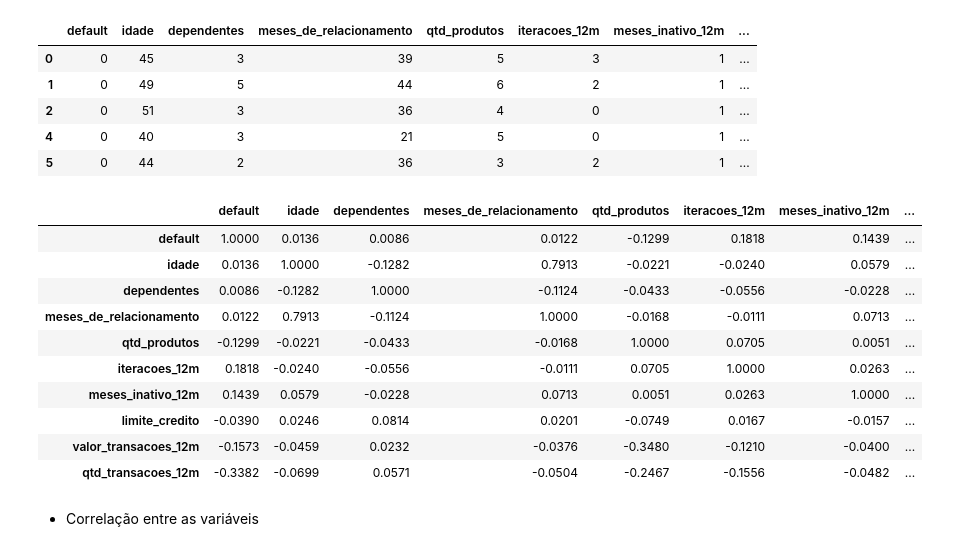
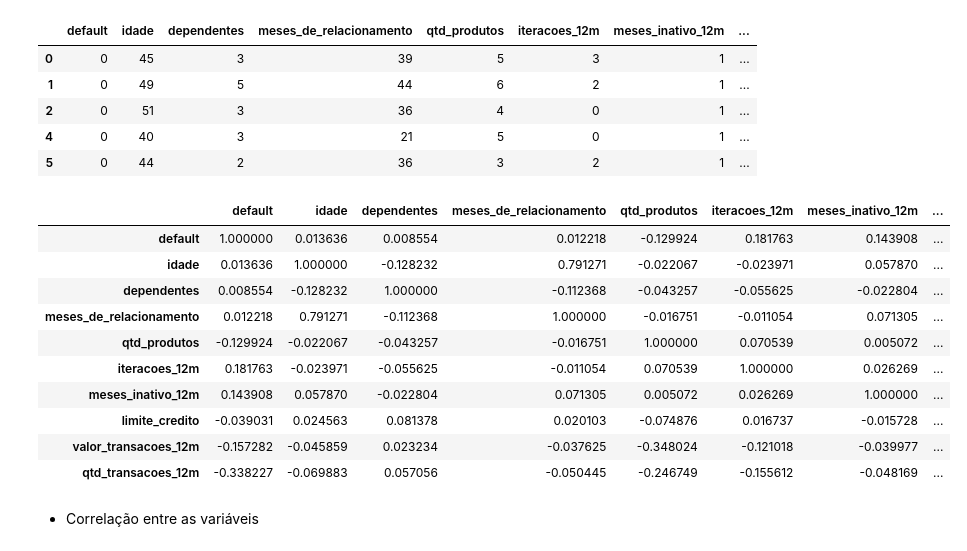
Before and after one commit to fsemeneze/Analise-de-clientes-inadimplentes, a Jupyter notebook: Projeto/analise_de_clientes.ipynb, the cells around one changed output. Saved outputs shown, nothing was run; the diff lists cells and outputs as text; code cells hidden in the pictures.

```diff
--- a/Projeto/analise_de_clientes.ipynb
+++ b/Projeto/analise_de_clientes.ipynb
@@ -459,20 +459,19 @@ df_clientes.drop(['id'], axis=1).select_dtypes('number').head(n=5)
 | 5 | 0 | 44 | 2 | 36 | 3 | 2 | 1 | ... |
 # %%
 correlacao_numerica = df_clientes.drop(['id', ], axis=1).select_dtypes('number').corr()
+correlacao_numerica
+# %% [output]
+|  | default | idade | dependentes | meses_de_relacionamento | qtd_produtos | iteracoes_12m | meses_inativo_12m | ... |
+| default | 1.000000 | 0.013636 | 0.008554 | 0.012218 | -0.129924 | 0.181763 | 0.143908 | ... |
+| idade | 0.013636 | 1.000000 | -0.128232 | 0.791271 | -0.022067 | -0.023971 | 0.057870 | ... |
+| dependentes | 0.008554 | -0.128232 | 1.000000 | -0.112368 | -0.043257 | -0.055625 | -0.022804 | ... |
+| meses_de_relacionamento | 0.012218 | 0.791271 | -0.112368 | 1.000000 | -0.016751 | -0.011054 | 0.071305 | ... |
+| qtd_produtos | -0.129924 | -0.022067 | -0.043257 | -0.016751 | 1.000000 | 0.070539 | 0.005072 | ... |
+| iteracoes_12m | 0.181763 | -0.023971 | -0.055625 | -0.011054 | 0.070539 | 1.000000 | 0.026269 | ... |
+| meses_inativo_12m | 0.143908 | 0.057870 | -0.022804 | 0.071305 | 0.005072 | 0.026269 | 1.000000 | ... |
+| limite_credito | -0.039031 | 0.024563 | 0.081378 | 0.020103 | -0.074876 | 0.016737 | -0.015728 | ... |
+| valor_transacoes_12m | -0.157282 | -0.045859 | 0.023234 | -0.037625 | -0.348024 | -0.121018 | -0.039977 | ... |
+| qtd_transacoes_12m | -0.338227 | -0.069883 | 0.057056 | -0.050445 | -0.246749 | -0.155612 | -0.048169 | ... |
-# %%
-df_clientes.drop(['id'], axis=1).corr().round(4)
-# %% [output]
-|  | default | idade | dependentes | meses_de_relacionamento | qtd_produtos | iteracoes_12m | meses_inativo_12m | ... |
-| default | 1.0000 | 0.0136 | 0.0086 | 0.0122 | -0.1299 | 0.1818 | 0.1439 | ... |
-| idade | 0.0136 | 1.0000 | -0.1282 | 0.7913 | -0.0221 | -0.0240 | 0.0579 | ... |
-| dependentes | 0.0086 | -0.1282 | 1.0000 | -0.1124 | -0.0433 | -0.0556 | -0.0228 | ... |
-| meses_de_relacionamento | 0.0122 | 0.7913 | -0.1124 | 1.0000 | -0.0168 | -0.0111 | 0.0713 | ... |
-| qtd_produtos | -0.1299 | -0.0221 | -0.0433 | -0.0168 | 1.0000 | 0.0705 | 0.0051 | ... |
-| iteracoes_12m | 0.1818 | -0.0240 | -0.0556 | -0.0111 | 0.0705 | 1.0000 | 0.0263 | ... |
-| meses_inativo_12m | 0.1439 | 0.0579 | -0.0228 | 0.0713 | 0.0051 | 0.0263 | 1.0000 | ... |
-| limite_credito | -0.0390 | 0.0246 | 0.0814 | 0.0201 | -0.0749 | 0.0167 | -0.0157 | ... |
-| valor_transacoes_12m | -0.1573 | -0.0459 | 0.0232 | -0.0376 | -0.3480 | -0.1210 | -0.0400 | ... |
-| qtd_transacoes_12m | -0.3382 | -0.0699 | 0.0571 | -0.0504 | -0.2467 | -0.1556 | -0.0482 | ... |
 # %% [markdown]
 * Correlação entre as variáveis
 # %%
```
Also changed, not shown: parts of 5 cells of this notebook.
